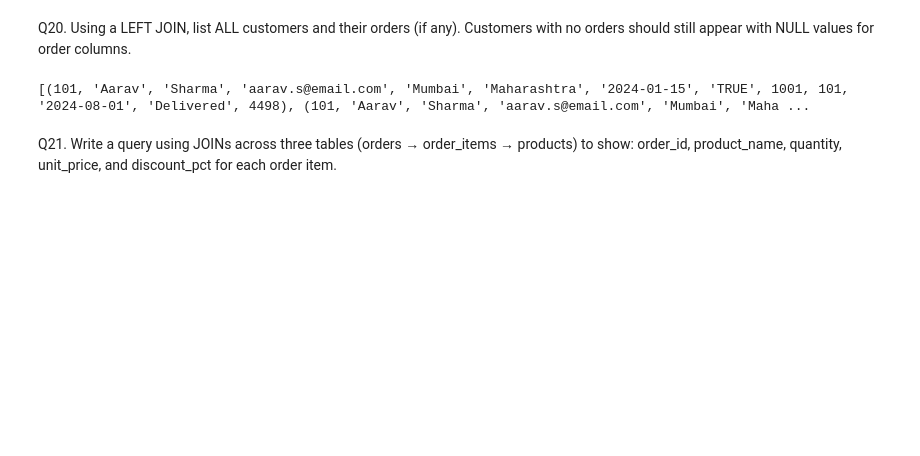
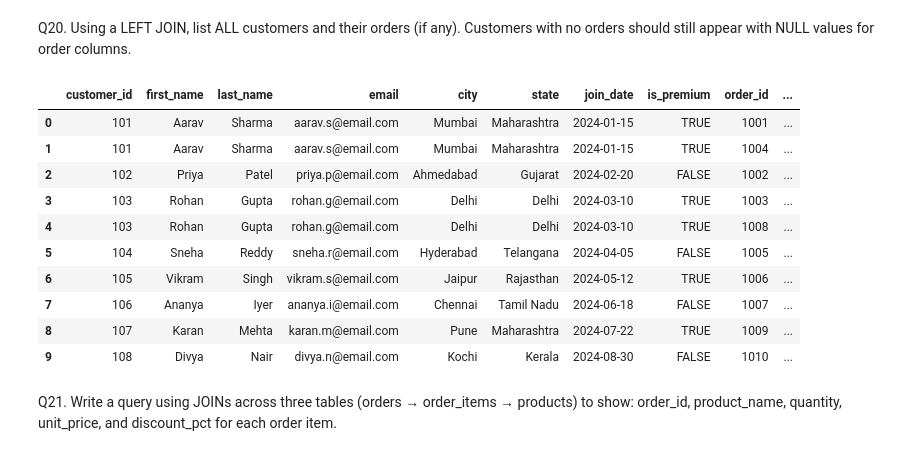
Before and after one commit to heeral17/Celebal_Internship_Assignment, a Jupyter notebook: Assignment2/Assignment_2.ipynb, the cells around one changed output. Cells and saved outputs as stored; diff of their text form; code cells hidden in the pictures; blank space fills up the shorter version.

```diff
--- a/Assignment2/Assignment_2.ipynb
+++ b/Assignment2/Assignment_2.ipynb
@@ -361,10 +398,19 @@ print(cursor.fetchall())
 # %% [markdown]
 Q20. Using a LEFT JOIN, list ALL customers and their orders (if any). Customers with no orders should still appear with NULL values for order columns.
 # %%
-cursor.execute("Select * from customers c LEFT JOIN orders o on c.customer_id=o.customer_id")
-print(cursor.fetchall())
+pd.read_sql("Select * from customers c LEFT JOIN orders o on c.customer_id=o.customer_id",conn)
 # %% [output]
-[(101, 'Aarav', 'Sharma', 'aarav.s@email.com', 'Mumbai', 'Maharashtra', '2024-01-15', 'TRUE', 1001, 101, '2024-08-01', 'Delivered', 4498), (101, 'Aarav', 'Sharma', 'aarav.s@email.com', 'Mumbai', 'Maha ...
+|  | customer_id | first_name | last_name | email | city | state | join_date | is_premium | order_id | ... |
+| 0 | 101 | Aarav | Sharma | aarav.s@email.com | Mumbai | Maharashtra | 2024-01-15 | TRUE | 1001 | ... |
+| 1 | 101 | Aarav | Sharma | aarav.s@email.com | Mumbai | Maharashtra | 2024-01-15 | TRUE | 1004 | ... |
+| 2 | 102 | Priya | Patel | priya.p@email.com | Ahmedabad | Gujarat | 2024-02-20 | FALSE | 1002 | ... |
+| 3 | 103 | Rohan | Gupta | rohan.g@email.com | Delhi | Delhi | 2024-03-10 | TRUE | 1003 | ... |
+| 4 | 103 | Rohan | Gupta | rohan.g@email.com | Delhi | Delhi | 2024-03-10 | TRUE | 1008 | ... |
+| 5 | 104 | Sneha | Reddy | sneha.r@email.com | Hyderabad | Telangana | 2024-04-05 | FALSE | 1005 | ... |
+| 6 | 105 | Vikram | Singh | vikram.s@email.com | Jaipur | Rajasthan | 2024-05-12 | TRUE | 1006 | ... |
+| 7 | 106 | Ananya | Iyer | ananya.i@email.com | Chennai | Tamil Nadu | 2024-06-18 | FALSE | 1007 | ... |
+| 8 | 107 | Karan | Mehta | karan.m@email.com | Pune | Maharashtra | 2024-07-22 | TRUE | 1009 | ... |
+| 9 | 108 | Divya | Nair | divya.n@email.com | Kochi | Kerala | 2024-08-30 | FALSE | 1010 | ... |
 # %% [markdown]
 Q21. Write a query using JOINs across three tables (orders → order_items → products) to show: order_id, product_name, quantity, unit_price, and discount_pct for each order item.
 # %%
```
Also changed, not shown: parts of 17 cells of this notebook.
